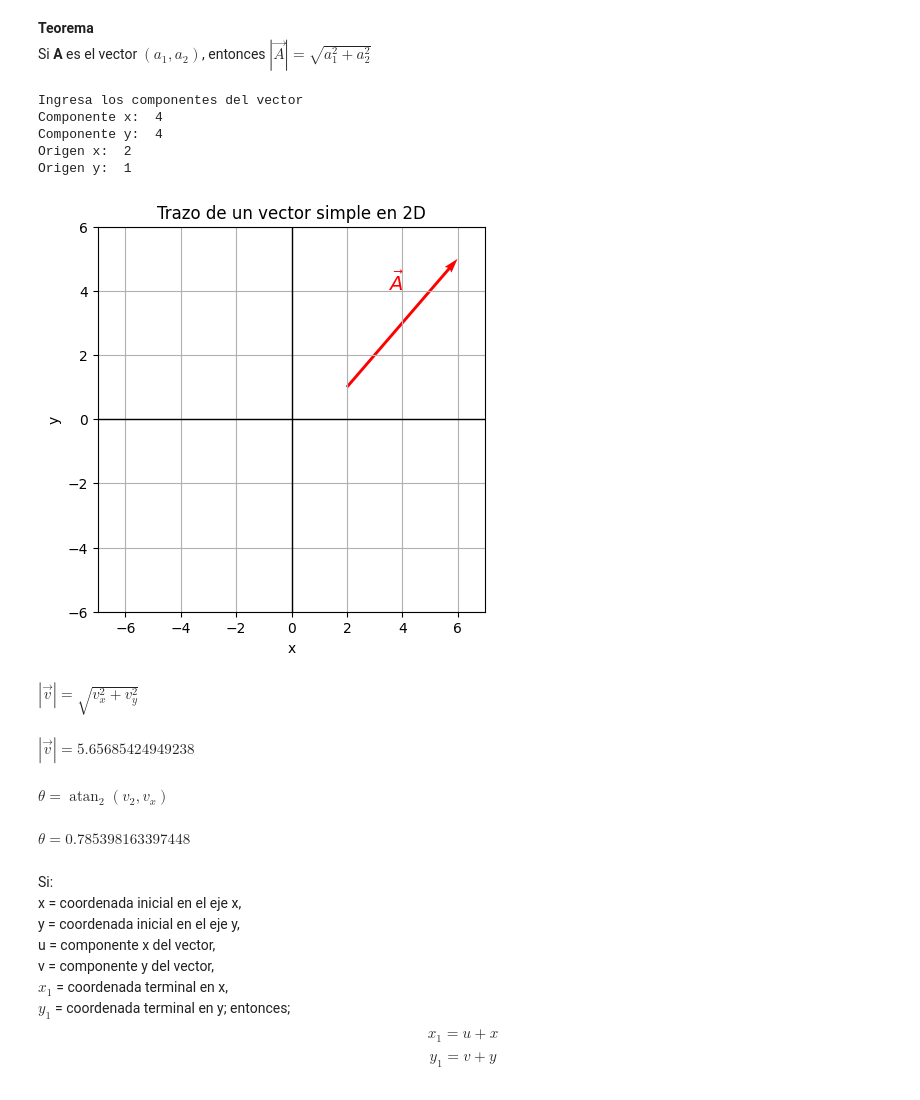
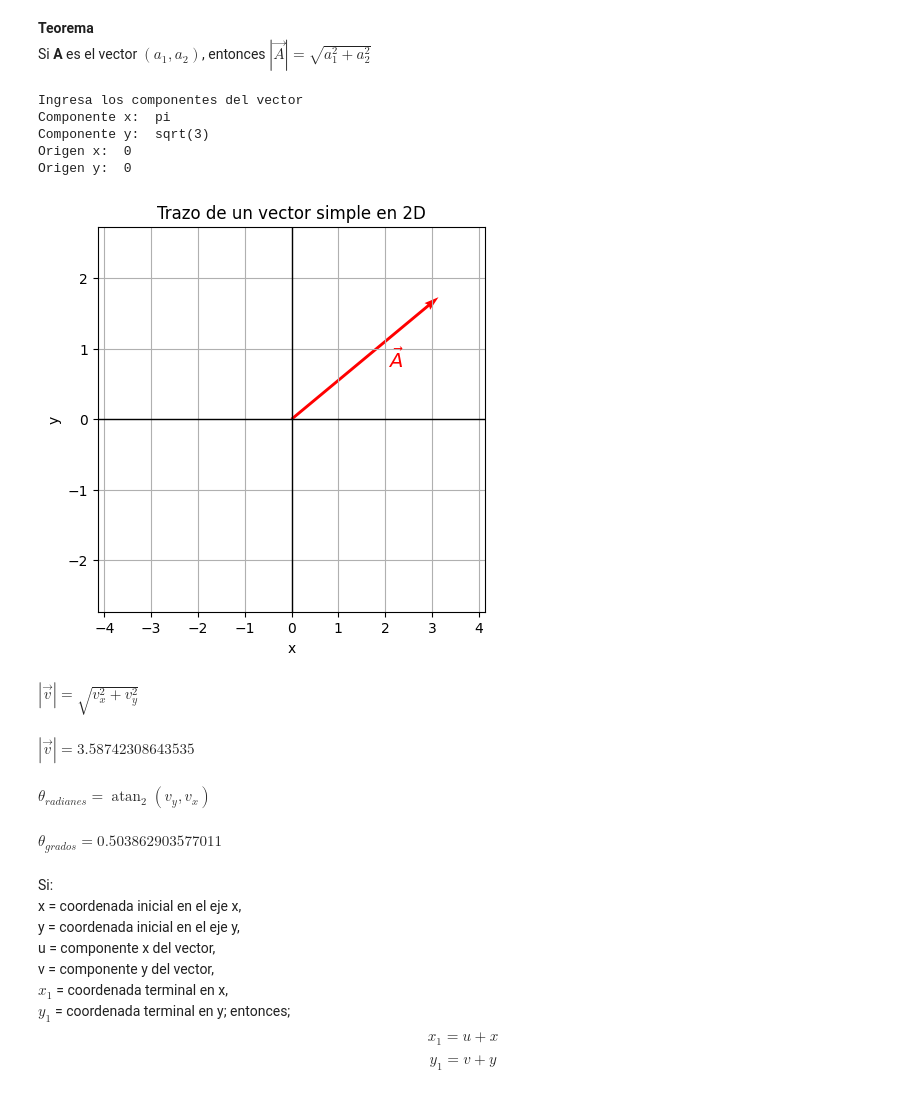
Before and after one commit to KristhianPineda/kPhysics, a Jupyter notebook: notebooks/math/vectores1.ipynb, the cells around one changed output. Cells and saved outputs as stored; diff of their text form; code cells hidden in the pictures.

```diff
--- a/notebooks/math/vectores1.ipynb
+++ b/notebooks/math/vectores1.ipynb
@@ -17,59 +17,65 @@ import numpy as np
 import sympy as sp
 from IPython.display import display
 
+permitido = {"__builtins__": None, "sqrt": np.sqrt, "pi":np.pi, "e": np.e}
+
 # Ingresa los componentes del vector
 print("Ingresa los componentes del vector")
-vec_x=float(input("Componente x: "))
-vec_y=float(input("Componente y: "))
-origen_x=float(input("Origen x: "))
-origen_y=float(input("Origen y: "))
+vec_x_str = input("Componente x: ")
+vec_y_str = input("Componente y: ")
+origen_x_str = input("Origen x: ")
+origen_y_str = input("Origen y: ")
+vec_x = eval(vec_x_str, permitido)
+vec_y = eval(vec_y_str, permitido)
+origen_x = eval(origen_x_str, permitido)
+origen_y = eval(origen_y_str, permitido)
 
 # Ingresa los parámetros de los límites de la gráfica
-lim_x=abs(vec_x)+abs(origen_x) + 1
-lim_y=abs(vec_y)+abs(origen_y) + 1
+lim_x=abs(vec_x) + 1
+lim_y=abs(vec_y) + 1
 
 # Dibuja el plano
 fig, ax = plt.subplots(figsize=(5, 5))
 ax.set_aspect=('equal')
 ax.set_xlim(-lim_x, lim_x)
 ax.set_ylim(-lim_y, lim_y)
 ax.grid(True)
 ax.set_xlabel('x')
 ax.set_ylabel('y')
 ax.set_title("Trazo de un vector simple en 2D")
 ax.axhline(0, color='black', linewidth=1)
 ax.axvline(0, color='black', linewidth=1)
 
 # Dibuja los vectores
 ax.quiver(origen_x, origen_y, vec_x, vec_y, angles='xy', scale_units='xy', scale=1, color='r')
 ax.text(lim_x/2, lim_y-2, r"$\vec{A}$", fontsize=14, color='r')
 plt.show()
 
 # Calcula la magnitud del vector
 theta1=np.arctan2(vec_y, vec_x)
 magnitud = np.sqrt((vec_x)**2 + (vec_y)**2)
 angulo_deg = np.degrees(theta1)
 
 # Muestra el calculo de la magnitud y angulo del vector
 vec_x, vec_y = sp.symbols('v_x v_y', real = True)
 v = sp.Matrix([vec_x, vec_y])
 mod_v = sp.sqrt(v.dot(v))
 display(sp.Eq(sp.Symbol(r'|\vec{v}|'), mod_v))
 display(sp.Eq(sp.Symbol(r'|\vec{v}|'), magnitud))
 theta=sp.atan2(vec_y, vec_x)
-display(sp.Eq(sp.Symbol(r'\theta'), theta))
-display(sp.Eq(sp.Symbol(r'\theta'), theta1))
+display(sp.Eq(sp.Symbol(r'\theta_radianes'), theta))
+display(sp.Eq(sp.Symbol(r'\theta_grados'), theta1))
 # %% [output]
 Ingresa los componentes del vector
-Componente x:  4
-Componente y:  4
-Origen x:  2
-Origen y:  1
+Componente x:  pi
+Componente y:  sqrt(3)
+Origen x:  0
+Origen y:  0
-[figure, old version]
+[figure, new version]
 $\displaystyle |\vec{v}| = \sqrt{v_{x}^{2} + v_{y}^{2}}$
-$\displaystyle |\vec{v}| = 5.65685424949238$
+$\displaystyle |\vec{v}| = 3.58742308643535$
-$\displaystyle \theta = \operatorname{atan}_{2}{\left(v_{2},v_{x} \right)}$
+$\displaystyle \theta_{radianes} = \operatorname{atan}_{2}{\left(v_{y},v_{x} \right)}$
-$\displaystyle \theta = 0.785398163397448$
+$\displaystyle \theta_{grados} = 0.503862903577011$
 # %% [markdown]
 Si:
 x = coordenada inicial en el eje x,
```
Also changed, not shown: parts of 2 cells of this notebook.
